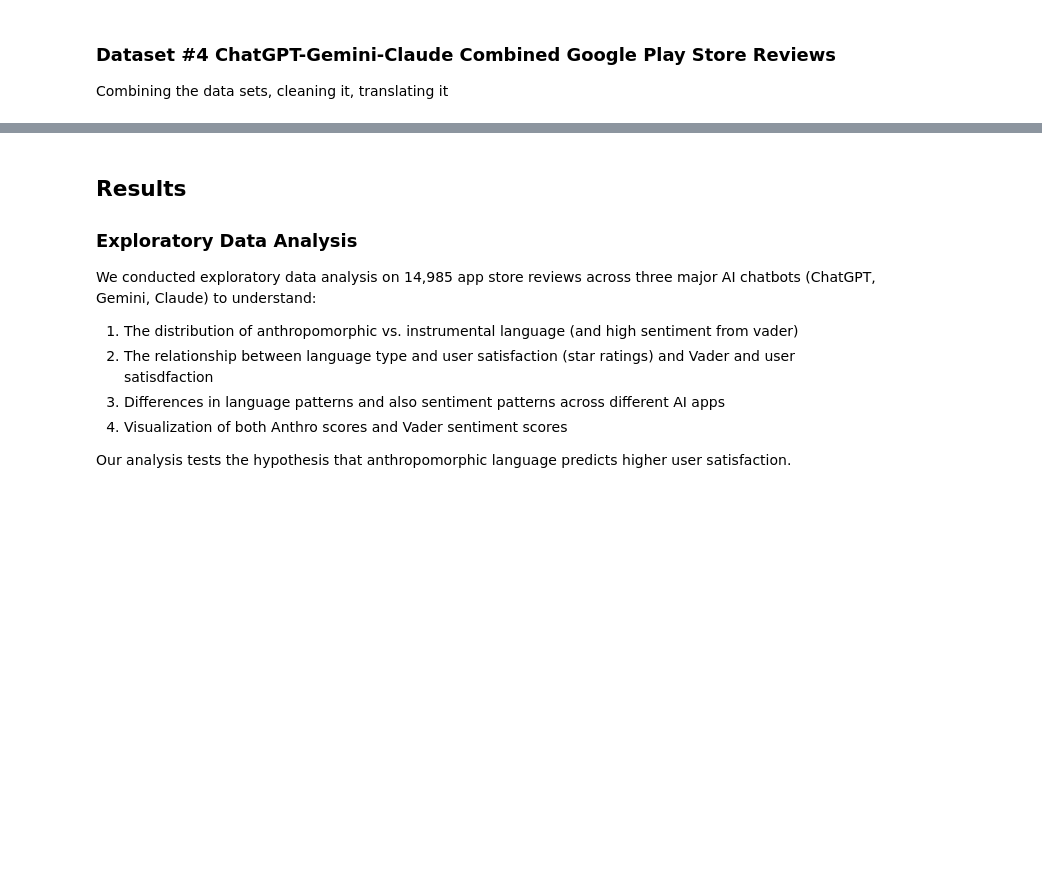
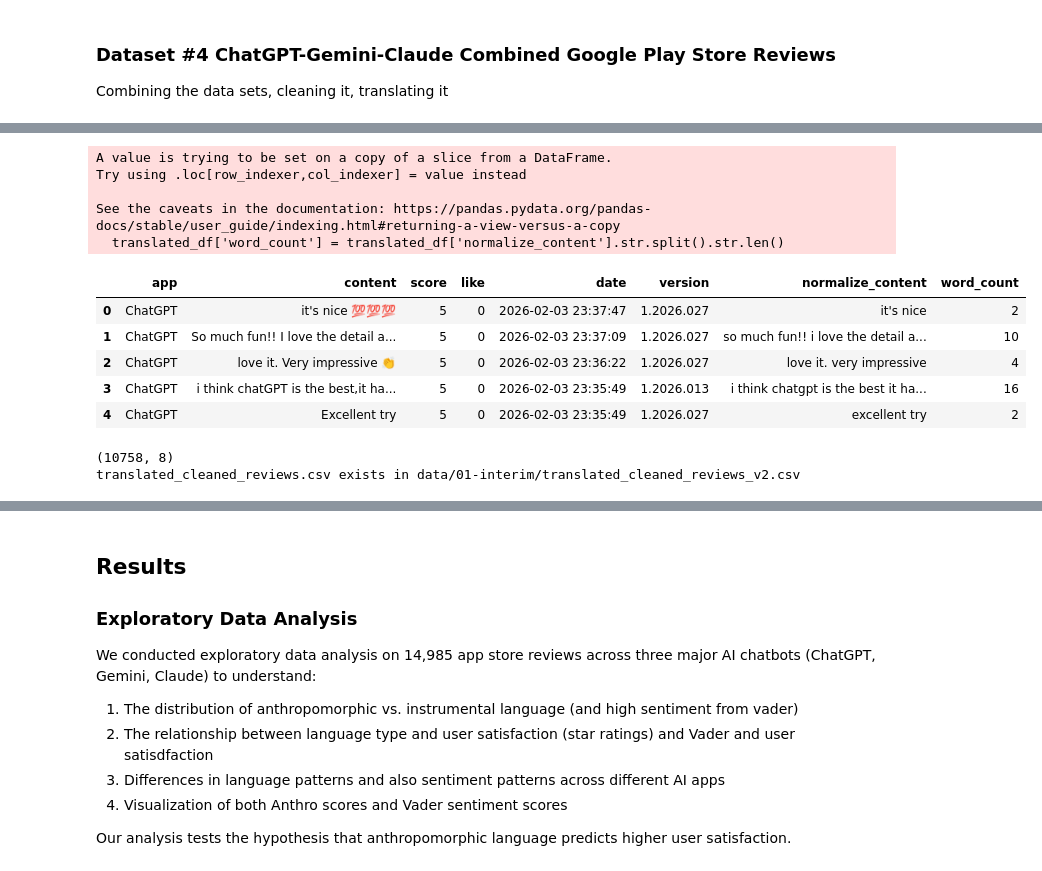
Before and after one commit to COGS108/Group114_WI26, a Jupyter notebook: 02-EDACheckpoint.ipynb, the cells around one changed output, grey strips where cells are left out. Saved outputs shown, nothing was run; the diff lists cells and outputs as text; code cells hidden in the pictures; blank space fills up the shorter version.

```diff
--- a/02-EDACheckpoint.ipynb
+++ b/02-EDACheckpoint.ipynb
@@ -438,13 +630,6 @@ clean_df = df.dropna(subset=['content', 'score'])
 # replace other null data
 clean_df['like'] = clean_df['like'].fillna(0)
 clean_df['version'] = clean_df['version'].fillna('unknown')
-# drop too short contents that are very likely to be non-substantial
-clean_df = clean_df[clean_df['content'].str.len() > 2].reset_index(drop=True)
-
-# standardize the data
-clean_df['date'] = pd.to_datetime(clean_df['date'])
-clean_df['content'] = clean_df['content'].str.replace('\n', ' ', regex=False)
-clean_df['content'] = clean_df['content'].str.lower()
 
 # drop null review and score data
 clean_df = clean_df.dropna(subset=['content', 'score'])
@@ -474,7 +681,7 @@ def translate_to_english(row):
 
 tqdm.pandas()
 
-translated_df = clean_df # backup the df
-translated_df['content'] = translated_df.progress_apply(translate_to_english, axis=1)
+translated_df_before = clean_df # backup the df
+translated_df_before['content'] = translated_df_before.progress_apply(translate_to_english, axis=1)
 # %%
 # present translated content, taking the 4th review as an example
@@ -485,39 +705,56 @@ translated_df.shape
 # %%
-# drop emoji but keep '!', '?' and words like 'soooo' which are useful for VADER and sentiment analysis
+# drop emoji but keep '!', '?' and words like 'soooo'
 # This is for creating another column so we can analyze the anthropic score since it doesn't want emojis and other stuff like VADER
 def normalize_text(text):
     if not isinstance(text, str):
         return ""
     text = text.lower()
-    text = re.sub(r"[^a-z0-9\s\.\!\?']", ' ', text)  # ← replace with space instead of ''
+    text = re.sub(r"[^a-z0-9\s\.\!\?']", ' ', text)
     text = re.sub(r'(.)\1{2,}', r'\1', text)
     return " ".join(text.split())
+
+# to not override the previous incase
+translated_df = translated_df_before
 
 translated_df['normalize_content'] = translated_df['content'].apply(normalize_text)
 translated_df['normalize_content'] = translated_df['normalize_content'].replace('', np.nan)
 # Again, drop null review and score data
 translated_df = translated_df.dropna(subset=['normalize_content', 'score'])
 # Again, drop too short contents that are very likely to be non-substantial
 # translated_df = translated_df[translated_df['content'].str.len() > 2].reset_index(drop=True)
 # THIS DROPPED IF THE REVIEW WAS 1 CHARACTER SO I CHANGED TO 1 WORD
 translated_df['word_count'] = translated_df['normalize_content'].str.split().str.len()
 translated_df = translated_df[translated_df['word_count'] >= 2].reset_index(drop=True)
 
 # present cleaned data
 display(translated_df.head())
 print(translated_df.shape)
 
 # Store the translated and cleaned dataframe
 file_path_concat = 'data/01-interim/translated_cleaned_reviews_v2.csv'
 translated_df.to_csv(file_path_concat, index=False, encoding='utf-8-sig')
 
 # check the file existence
 if os.path.exists(file_path_concat):
     print(f"translated_cleaned_reviews.csv exists in {file_path_concat}")
 else:
     print(f"No file in {file_path_concat}")
     directory = os.path.dirname(file_path_concat)
     if os.path.exists(directory):
         print(f" {directory}: {os.listdir(directory)}")
     else:
         print(f"{directory} doesn't exist")
+# %% [output]
+A value is trying to be set on a copy of a slice from a DataFrame.
+Try using .loc[row_indexer,col_indexer] = value instead
+
+See the caveats in the documentation: https://pandas.pydata.org/pandas-docs/stable/user_guide/indexing.html#returning-a-view-versus-a-copy
+  translated_df['word_count'] = translated_df['normalize_content'].str.split().str.len()
+|  | app | content | score | like | date | version | normalize_content | word_count |
+| 0 | ChatGPT | it's nice 💯💯💯 | 5 | 0 | 2026-02-03 23:37:47 | 1.2026.027 | it's nice | 2 |
+| 1 | ChatGPT | So much fun!! I love the detail a... | 5 | 0 | 2026-02-03 23:37:09 | 1.2026.027 | so much fun!! i love the detail a... | 10 |
+| 2 | ChatGPT | love it. Very impressive 👏 | 5 | 0 | 2026-02-03 23:36:22 | 1.2026.027 | love it. very impressive | 4 |
+| 3 | ChatGPT | i think chatGPT is the best,it ha... | 5 | 0 | 2026-02-03 23:35:49 | 1.2026.013 | i think chatgpt is the best it ha... | 16 |
+| 4 | ChatGPT | Excellent try | 5 | 0 | 2026-02-03 23:35:49 | 1.2026.027 | excellent try | 2 |
+(10758, 8)
+translated_cleaned_reviews.csv exists in data/01-interim/translated_cleaned_reviews_v2.csv
```
Also changed, not shown: parts of 36 cells of this notebook, 3 other files.
